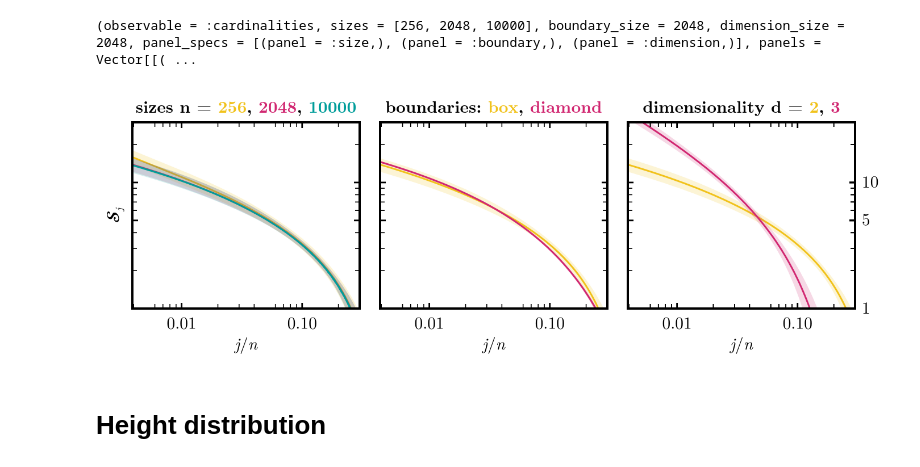
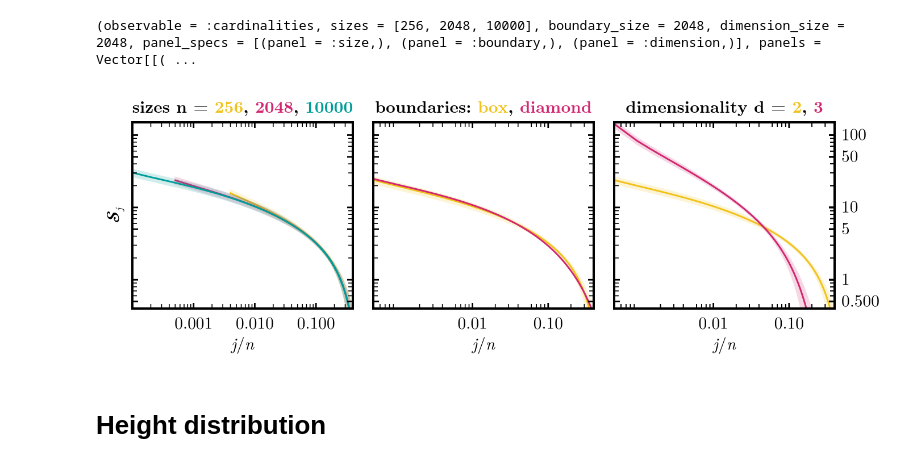
Before and after one commit to causal-wagner/CausalSetZoology, a Jupyter notebook: analysis/size_boundary_dependence.ipynb, the cells around one changed output. Saved outputs shown, nothing was run; the diff lists cells and outputs as text; code cells hidden in the pictures.

Commit message:
- improved size boundary dependence plots

```diff
--- a/analysis/size_boundary_dependence.ipynb
+++ b/analysis/size_boundary_dependence.ipynb
@@ -44,26 +44,26 @@ loaded_cardinalities = load_graph_observable_size_boundary_dimension_plot_matrix
 # %%
 graph_observable_size_boundary_dimension_plot_matrix(
     loaded_cardinalities,
     fig_path("graph_observables/cardinalities_size_boundary_dimension.pdf");
     normalize_x_by_size = true,
-    ylim_size = (1, 30.),
-    xlim_size = (1/256, .3),
-    xticks_size = (0.1, 0.01),
+    ylim_size = (0.4, 150.),
+    xlim_size = (1/10000, .4),
+    xticks_size = (0.1, 0.01, 0.001),
     legend_position_size = :lb,
-    ylim_boundary = (1, 30.),
-    xlim_boundary = (1/256, .3),
+    ylim_boundary = (0.4, 150.),
+    xlim_boundary = (1/2048, .4),
     xticks_boundary = (0.1, 0.01),
     legend_position_boundary = :lb,
-    ylim_dimension = (1, 30.),
-    xlim_dimension = (1/256, .3),
+    ylim_dimension = (0.4, 150.),
+    xlim_dimension = (1/2048, .4),
     xticks_dimension = (0.1, 0.01),
     legend_position_dimension = :rt,
     yticklabels_middle = false,
     yticklabels_left = false,
     title_legend = true
     )
 # %% [output]
-[figure, old version]
+[figure, new version]
 # %% [markdown]
 # Height distribution
 # %%
```
